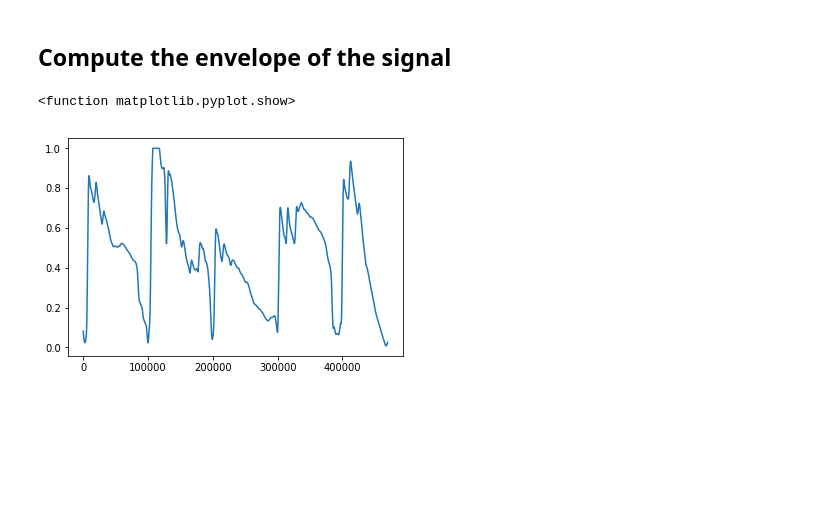
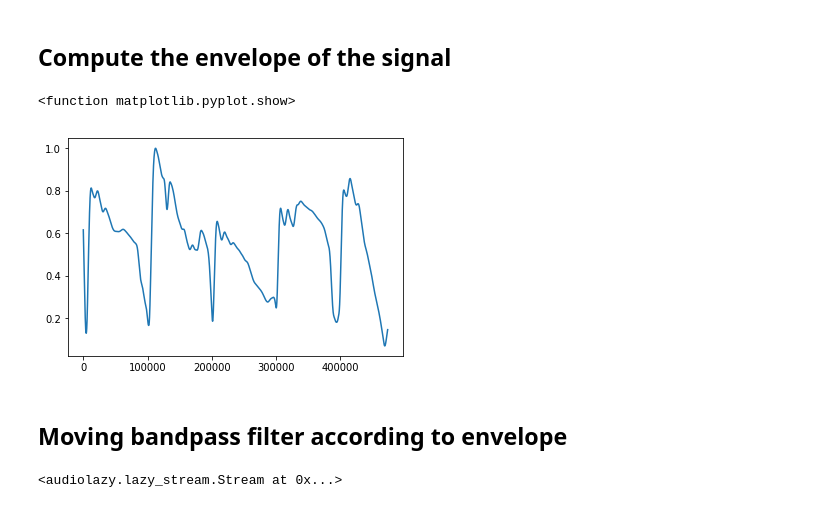
Before and after one commit to lucieperrotta/ASP, a Jupyter notebook: Auto Wah.ipynb, the cells around one changed output. Cells and saved outputs as stored; diff of their text form; code cells hidden in the pictures; blank space fills up the shorter version.

```diff
--- a/Auto Wah.ipynb
+++ b/Auto Wah.ipynb
@@ -35,10 +50,14 @@ plt.plot(data)
 # %% [markdown]
 ## Compute the envelope of the signal
 # %%
-m_hat = abs(sgn.hilbert(data))
-envelope = np.clip(6/4*smooth(m_hat, 5000), 0, 1)
+m_hat = abs(sgn.hilbert(data)) # Compute the hilbert transform
+envelope = smooth(m_hat, 9000) # Apply a moving average to smooth out the envelope
+envelope /= envelope.max() # Normalize between 0 and 1
+envelope **= 0.6 # Re-elevate the envelope
 plt.plot(envelope)
 plt.show
 # %% [output]
 <function matplotlib.pyplot.show>
-[figure, old version]
+[figure, new version]
+# %% [markdown]
+## Moving bandpass filter according to envelope
@@ -44,0 +81,4 @@ plt.show
+# %%
+bob
+# %% [output]
+<audiolazy.lazy_stream.Stream at 0x...>
```
Also changed, not shown: parts of 7 cells of this notebook.
